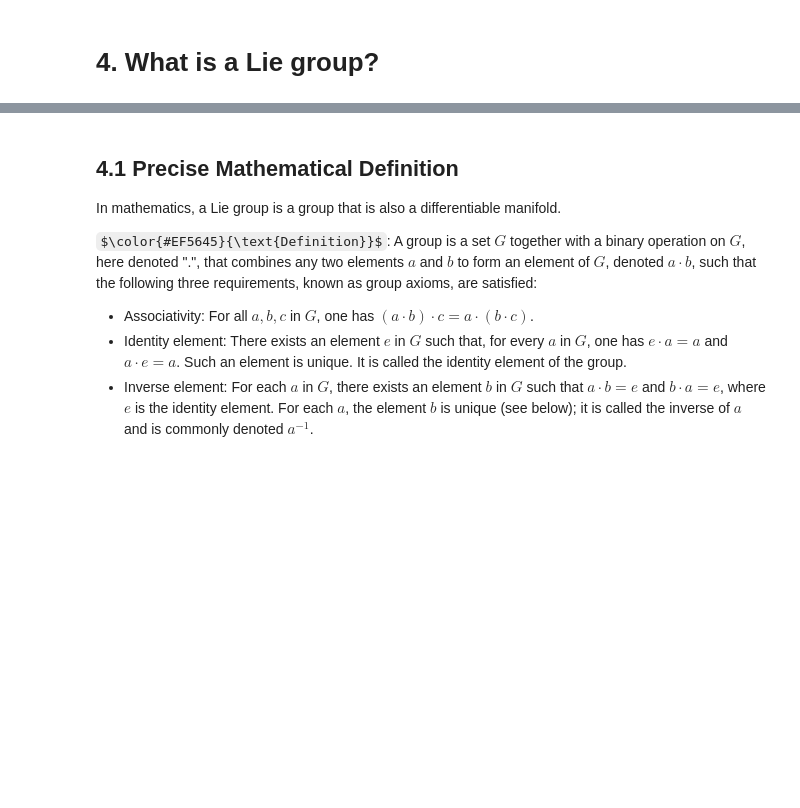
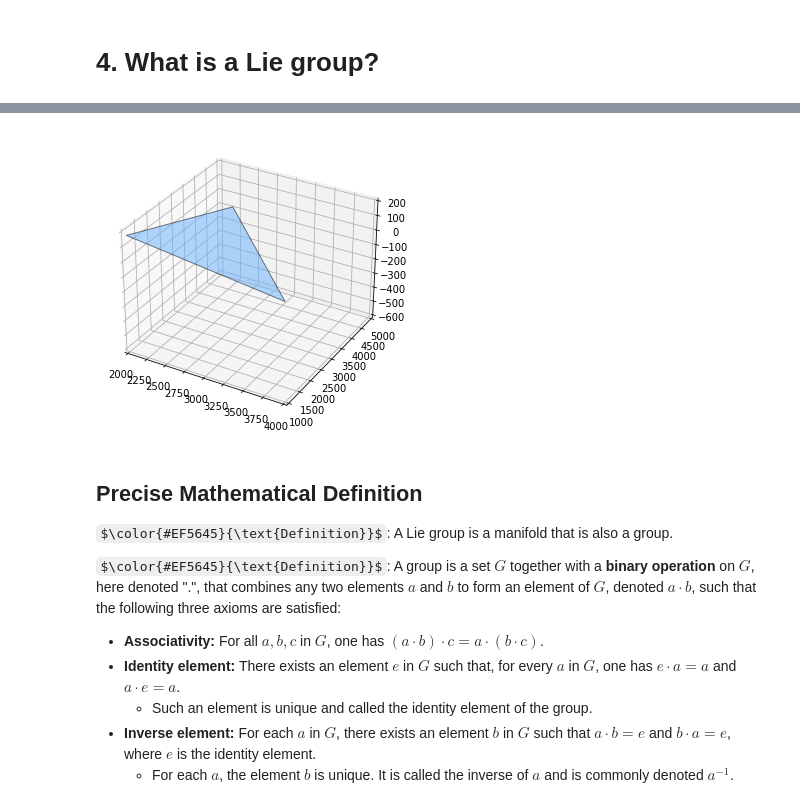
Before and after one commit to geometric-intelligence/ece594n, a Jupyter notebook: lectures/01_a_manifolds_and_lie_groups.ipynb, the cells around one changed output, grey strips where cells are left out. Drawn from its saved outputs; the diff is of its cells as text; code cells hidden in the pictures; some formulas as TeX source; blank space fills up the shorter version.

```diff
--- a/lectures/01_a_manifolds_and_lie_groups.ipynb
+++ b/lectures/01_a_manifolds_and_lie_groups.ipynb
@@ -423,0 +697,10 @@ $\color{#047C91}{\text{Example}}$: The Lie group of 3D rotations, denoted $SO(3)
+# %%
+rotation = np.array([
+    [1, 0, 0],
+    [0, -0.67611566, -0.73679551],
+    [0, 0.73679551, -0.67611566]
+])
+
+rotated_nerve = rotation @ two_nerves[0].T
+two_nerves[1] = rotated_nerve.T
+two_nerves
@@ -424,10 +719,26 @@ $\color{#047C91}{\text{Example}}$: The Lie group of 3D rotations, denoted $SO(3)
+# %%
+fig = plt.figure()
+ax = Axes3D(fig); ax.set_xlim((2000, 4000)); ax.set_ylim((1000, 5000)); ax.set_zlim((-600, 200))
+
+for i, nerve in enumerate(two_nerves):
+    x = nerve[1:4, 0]; y = nerve[1:4, 1]; z = nerve[1:4, 2]; verts = [list(zip(x, y, z))]
+    poly = Poly3DCollection(verts, alpha=0.5); color = label_to_color[i]; poly.set_color(colors.rgb2hex(color)); poly.set_edgecolor("k")
+    ax.add_collection3d(poly)
+
+# patch_0 = mpatches.Patch(color=label_to_color[0], label=label_to_str[0], alpha=0.5)
+# patch_1 = mpatches.Patch(color=label_to_color[1], label=label_to_str[1], alpha=0.5)
+# plt.legend(handles=[patch_0, patch_1], prop={"size": 20}); plt.show()
+# %% [output]
+[figure, added]
 # %% [markdown]
-## 4.1 Precise Mathematical Definition
+## Precise Mathematical Definition
 
-In mathematics, a Lie group is a group that is also a differentiable manifold.
+$\color{#EF5645}{\text{Definition}}$: A Lie group is a manifold that is also a group.
 
-$\color{#EF5645}{\text{Definition}}$: A group is a set $G$ together with a binary operation on $G$, here denoted ".", that combines any two elements $a$ and $b$ to form an element of $G$, denoted $a \cdot b$, such that the following three requirements, known as group axioms, are satisfied:
-- Associativity: For all $a, b, c$ in $G$, one has $(a \cdot b) \cdot c=a \cdot(b \cdot c)$.
-- Identity element: There exists an element $e$ in $G$ such that, for every $a$ in $G$, one has $e \cdot a=a$ and $a \cdot e=a$. Such an element is unique. It is called the identity element of the group.
-- Inverse element: For each $a$ in $G$, there exists an element $b$ in $G$ such that $a \cdot b=e$ and $b \cdot a=e$, where $e$ is the identity element. For each $a$, the element $b$ is unique (see below); it is called the inverse of $a$ and is commonly denoted $a^{-1}$.
+$\color{#EF5645}{\text{Definition}}$: A group is a set $G$ together with a **binary operation** on $G$, here denoted ".", that combines any two elements $a$ and $b$ to form an element of $G$, denoted $a \cdot b$, such that the following three axioms are satisfied:
+- **Associativity:** For all $a, b, c$ in $G$, one has $(a \cdot b) \cdot c=a \cdot(b \cdot c)$.
+- **Identity element:** There exists an element $e$ in $G$ such that, for every $a$ in $G$, one has $e \cdot a=a$ and $a \cdot e=a$.
+  - Such an element is unique and called the identity element of the group.
+- **Inverse element:** For each $a$ in $G$, there exists an element $b$ in $G$ such that $a \cdot b=e$ and $b \cdot a=e$, where $e$ is the identity element.
+  - For each $a$, the element $b$ is unique. It is called the inverse of $a$ and is commonly denoted $a^{-1}$.
 # %% [markdown]
```
Also changed, not shown: parts of 151 cells of this notebook, 33 other files.
